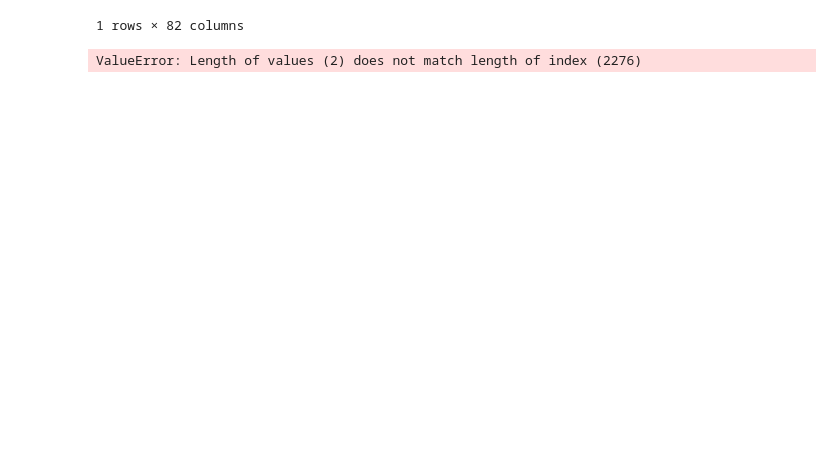
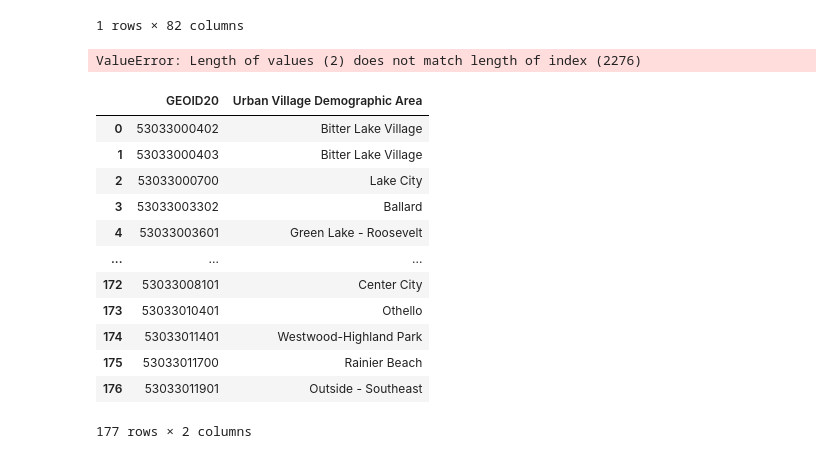
Before and after one commit to nemdim/Capstone-Project-Group-1, a Jupyter notebook: Singapore.ipynb, the cells around one changed output. Cells and saved outputs as stored; diff of their text form; code cells hidden in the pictures; blank space fills up the shorter version.

```diff
--- a/Singapore.ipynb
+++ b/Singapore.ipynb
@@ -404,0 +411,18 @@ ValueError: Length of values (2) does not match length of index (2276)
+# %%
+census = pd.read_csv('data/Seattle/2020_Census_Tracts_Seattle_-7486928068189135549.csv')
+# %%
+census[['GEOID20','Urban Village Demographic Area']]
+# %% [output]
+|  | GEOID20 | Urban Village Demographic Area |
+| 0 | 53033000402 | Bitter Lake Village |
+| 1 | 53033000403 | Bitter Lake Village |
+| 2 | 53033000700 | Lake City |
+| 3 | 53033003302 | Ballard |
+| 4 | 53033003601 | Green Lake - Roosevelt |
+| ... | ... | ... |
+| 172 | 53033008101 | Center City |
+| 173 | 53033010401 | Othello |
+| 174 | 53033011401 | Westwood-Highland Park |
+| 175 | 53033011700 | Rainier Beach |
+| 176 | 53033011901 | Outside - Southeast |
+177 rows × 2 columns
```
Also changed, not shown: parts of 2 cells of this notebook.
